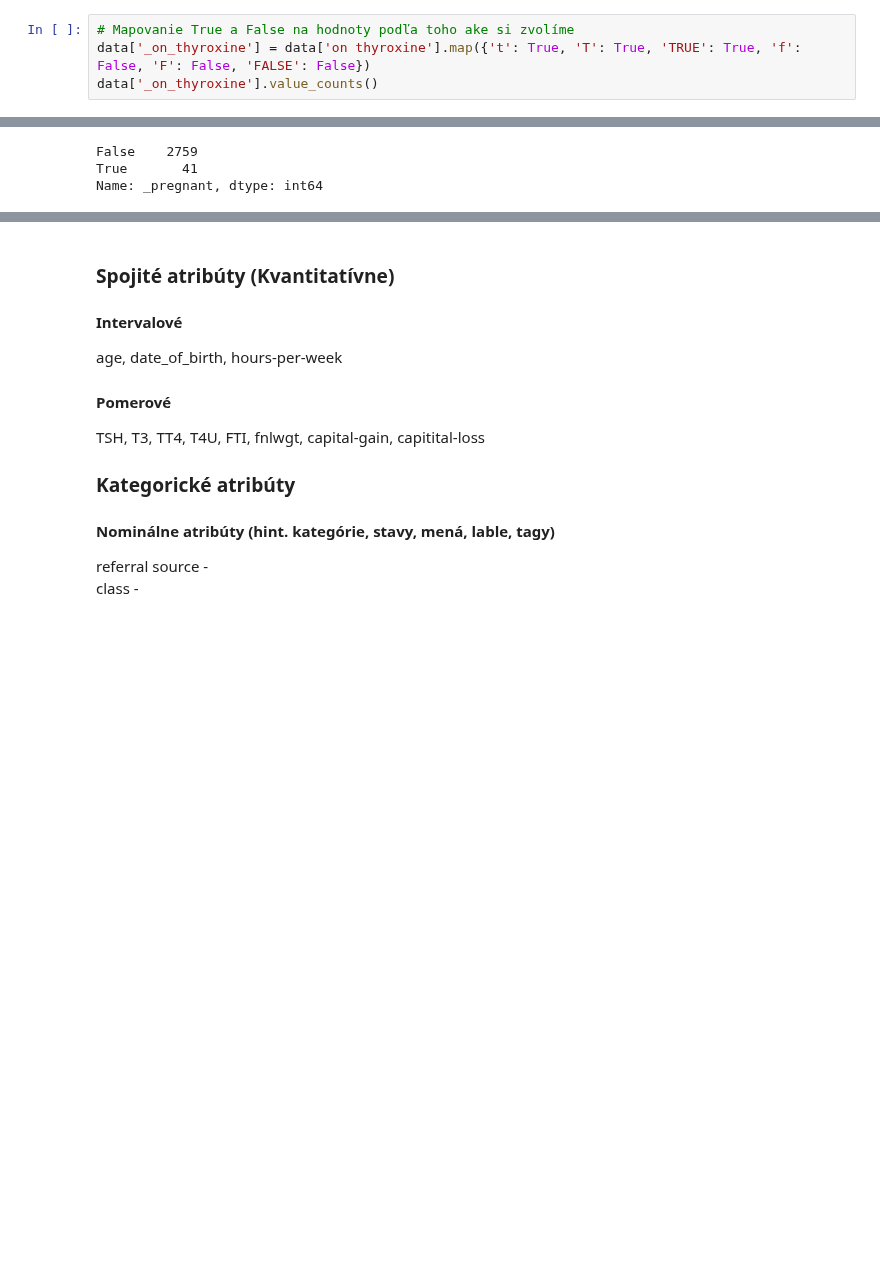
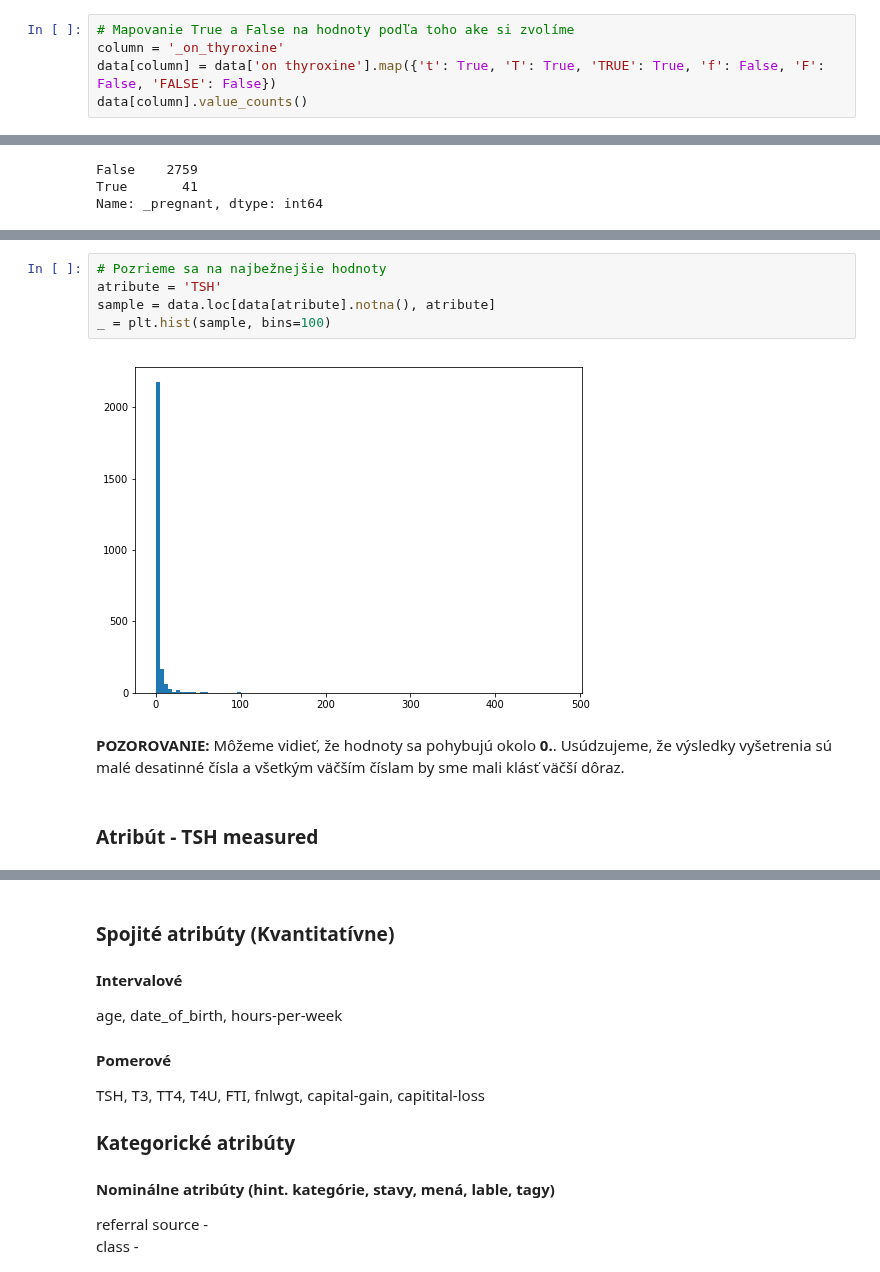
Before and after one commit to PeterJurkacek/IAU_2018_Jurkacek_Vyskoc, a Jupyter notebook: prieskumna_analyza.ipynb, the cells around one changed output, grey strips where cells are left out. Cells and saved outputs as stored; diff of their text form; blank space fills up the shorter version.

```diff
--- a/prieskumna_analyza.ipynb
+++ b/prieskumna_analyza.ipynb
@@ -312,8 +383,9 @@ Name: on thyroxine, dtype: int64
 **KOREKCIA:** Ujednotíme formát dát
 # %%
 # Mapovanie True a False na hodnoty podľa toho ake si zvolíme
-data['_on_thyroxine'] = data['on thyroxine'].map({'t': True, 'T': True, 'TRUE': True, 'f': False, 'F': False, 'FALSE': False})
-data['_on_thyroxine'].value_counts()
+column = '_on_thyroxine'
+data[column] = data['on thyroxine'].map({'t': True, 'T': True, 'TRUE': True, 'f': False, 'F': False, 'FALSE': False})
+data[column].value_counts()
 # %% [output]
 False    2470
 True      330
@@ -573,0 +659,11 @@ Name: _pregnant, dtype: int64
+# %%
+# Pozrieme sa na najbežnejšie hodnoty
+atribute = 'TSH'
+sample = data.loc[data[atribute].notna(), atribute]
+_ = plt.hist(sample, bins=100)
+# %% [output]
+[figure, added]
+# %% [markdown]
+**POZOROVANIE:** Môžeme vidieť, že hodnoty sa pohybujú okolo **0.**. Usúdzujeme, že výsledky vyšetrenia sú malé desatinné čísla a všetkým väčším číslam by sme mali klásť väčší dôraz.
+# %% [markdown]
+### Atribút - TSH measured
```
Also changed, not shown: parts of 78 cells of this notebook.
